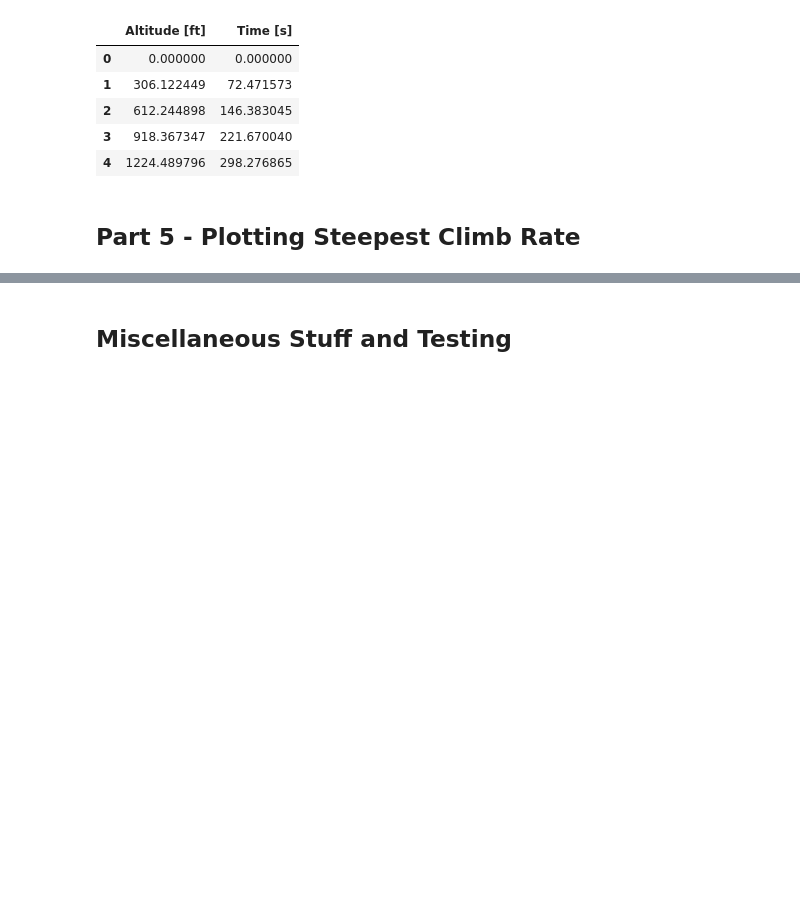
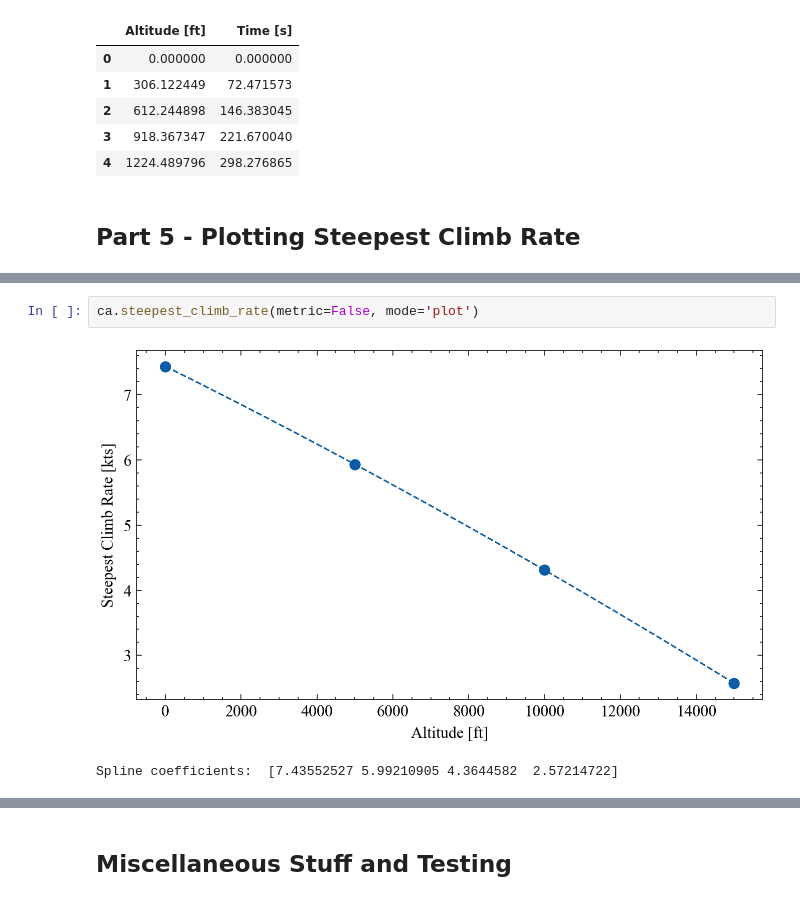
Before and after one commit to MichaszJ/aircraft-performance-projects, a Jupyter notebook: Project2.ipynb, the cells around one changed output, grey strips where cells are left out. Saved outputs shown, nothing was run; the diff lists cells and outputs as text; blank space fills up the shorter version.

```diff
--- a/Project2.ipynb
+++ b/Project2.ipynb
@@ -134,0 +149,5 @@ time_to_alt_metric.head()
+# %%
+ca.steepest_climb_rate(metric=False, mode='plot')
+# %% [output]
+[figure, added]
+Spline coefficients:  [7.43552527 5.99210905 4.3644582  2.57214722]
```
Also changed, not shown: parts of 8 cells of this notebook, 1 other file.
